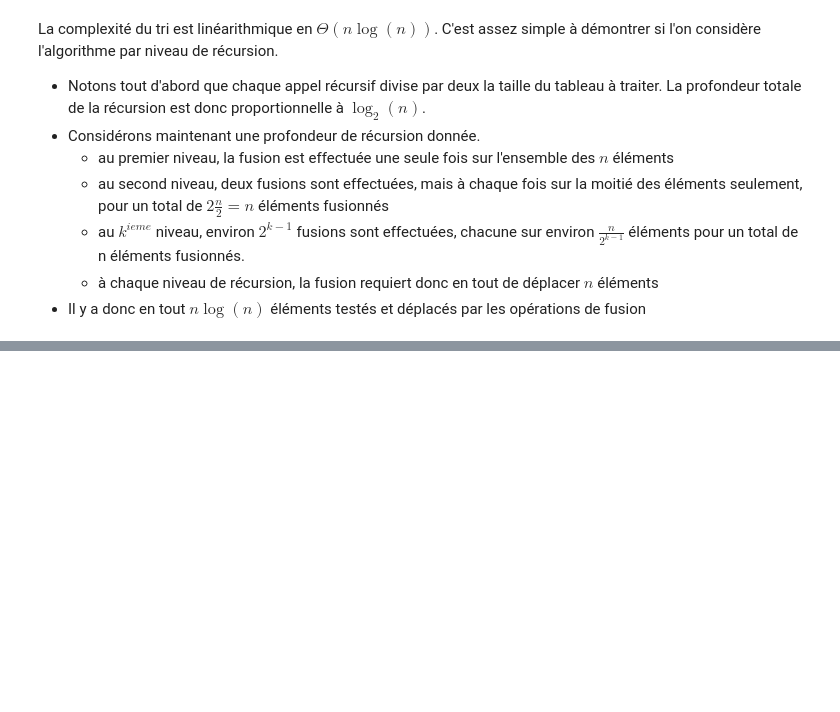
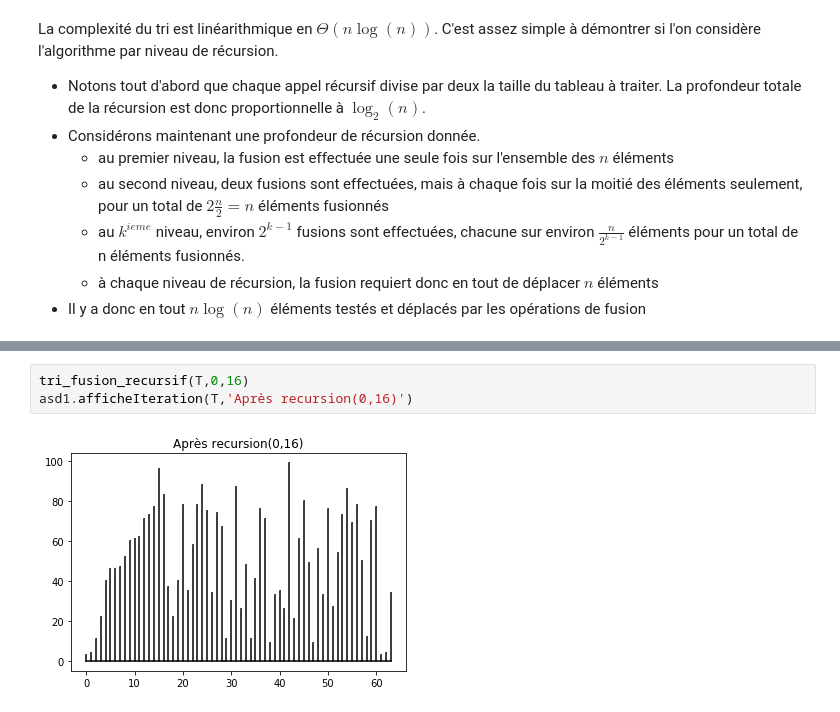
Before and after one commit to ocuisenaire/ASD1-notebooks, a Jupyter notebook: 3 - Tris/5 - Tri par Fusion.ipynb, the cells around one changed output, grey strips where cells are left out. Drawn from its saved outputs; the diff is of its cells as text; blank space fills up the shorter version.

```diff
--- a/3 - Tris/5 - Tri par Fusion.ipynb
+++ b/3 - Tris/5 - Tri par Fusion.ipynb
@@ -190,0 +172,5 @@ asd1.visualisation_tri_fusion()
+# %%
+tri_fusion_recursif(T,0,16)
+asd1.afficheIteration(T,'Après recursion(0,16)')
+# %% [output]
+[figure, added]
```
Also changed, not shown: parts of 29 cells of this notebook, 2 other files.
